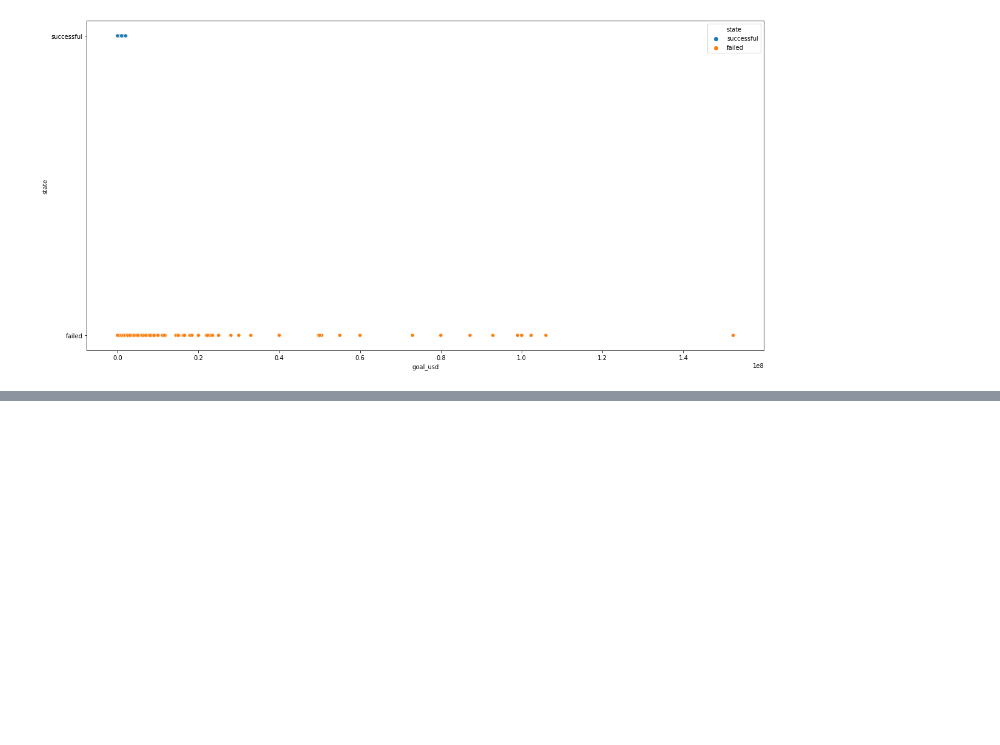
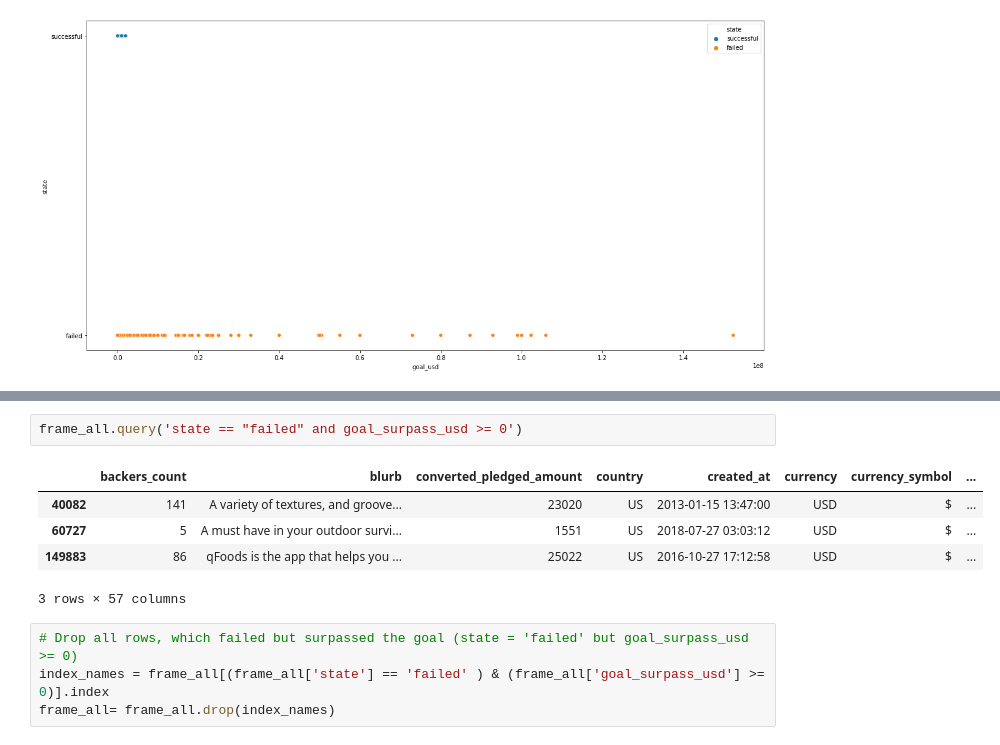
Before and after one commit to ChrisTheKnife/kick_it_like_beckham, a Jupyter notebook: EDA-kickstarter_CMM.ipynb, the cells around one changed output, grey strips where cells are left out. Drawn from its saved outputs; the diff is of its cells as text; blank space fills up the shorter version.

```diff
--- a/EDA-kickstarter_CMM.ipynb
+++ b/EDA-kickstarter_CMM.ipynb
@@ -371,0 +335,12 @@ frame_all['name_words'] = frame_all['name'].str.split().str.len()
+# %%
+frame_all.query('state == "failed" and goal_surpass_usd >= 0')
+# %% [output]
+|  | backers_count | blurb | converted_pledged_amount | country | created_at | currency | currency_symbol | ... |
+| 40082 | 141 | A variety of textures, and groove... | 23020 | US | 2013-01-15 13:47:00 | USD | $ | ... |
+| 60727 | 5 | A must have in your outdoor survi... | 1551 | US | 2018-07-27 03:03:12 | USD | $ | ... |
+| 149883 | 86 | qFoods is the app that helps you ... | 25022 | US | 2016-10-27 17:12:58 | USD | $ | ... |
+3 rows × 57 columns
+# %%
+# Drop all rows, which failed but surpassed the goal (state = 'failed' but goal_surpass_usd >= 0)
+index_names = frame_all[(frame_all['state'] == 'failed' ) & (frame_all['goal_surpass_usd'] >= 0)].index
+frame_all= frame_all.drop(index_names)
```
Also changed, not shown: parts of 30 cells of this notebook, 1 other file.
